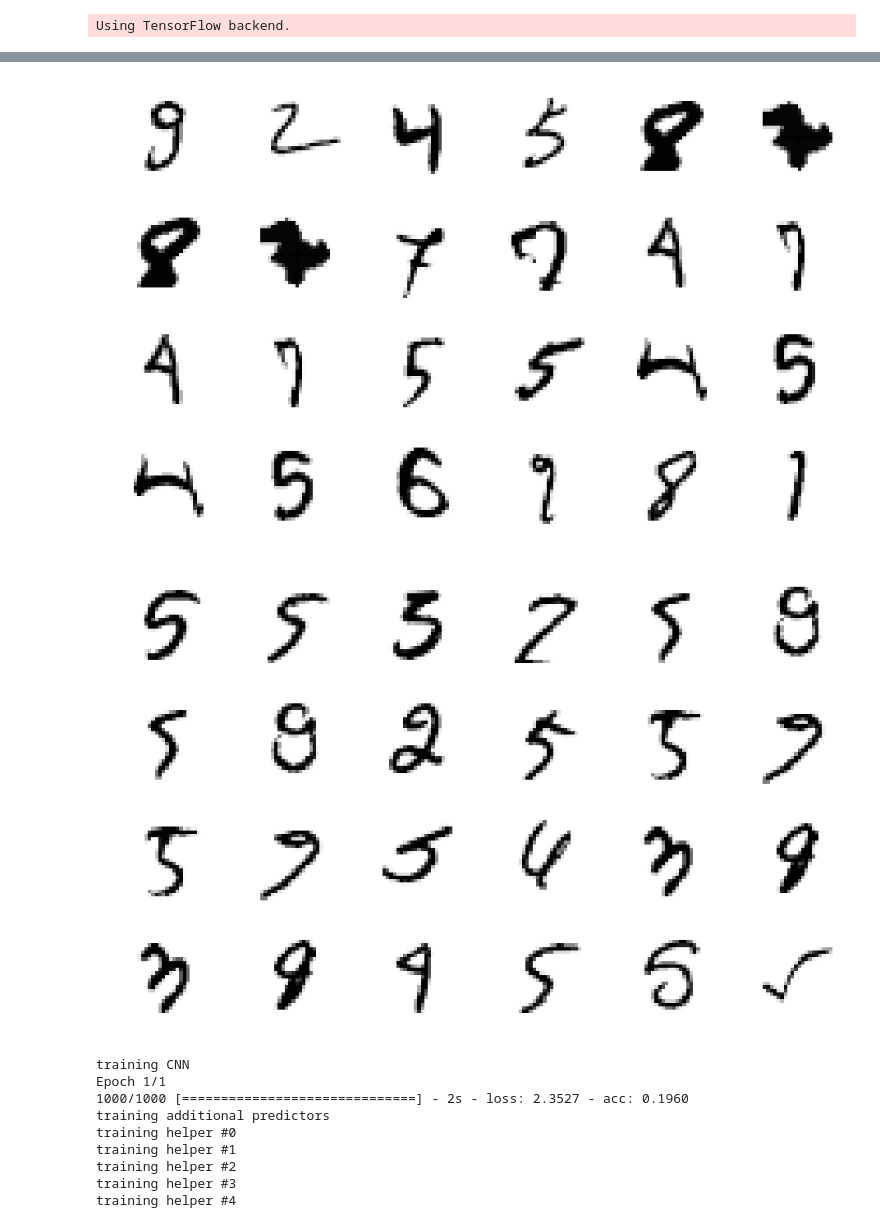
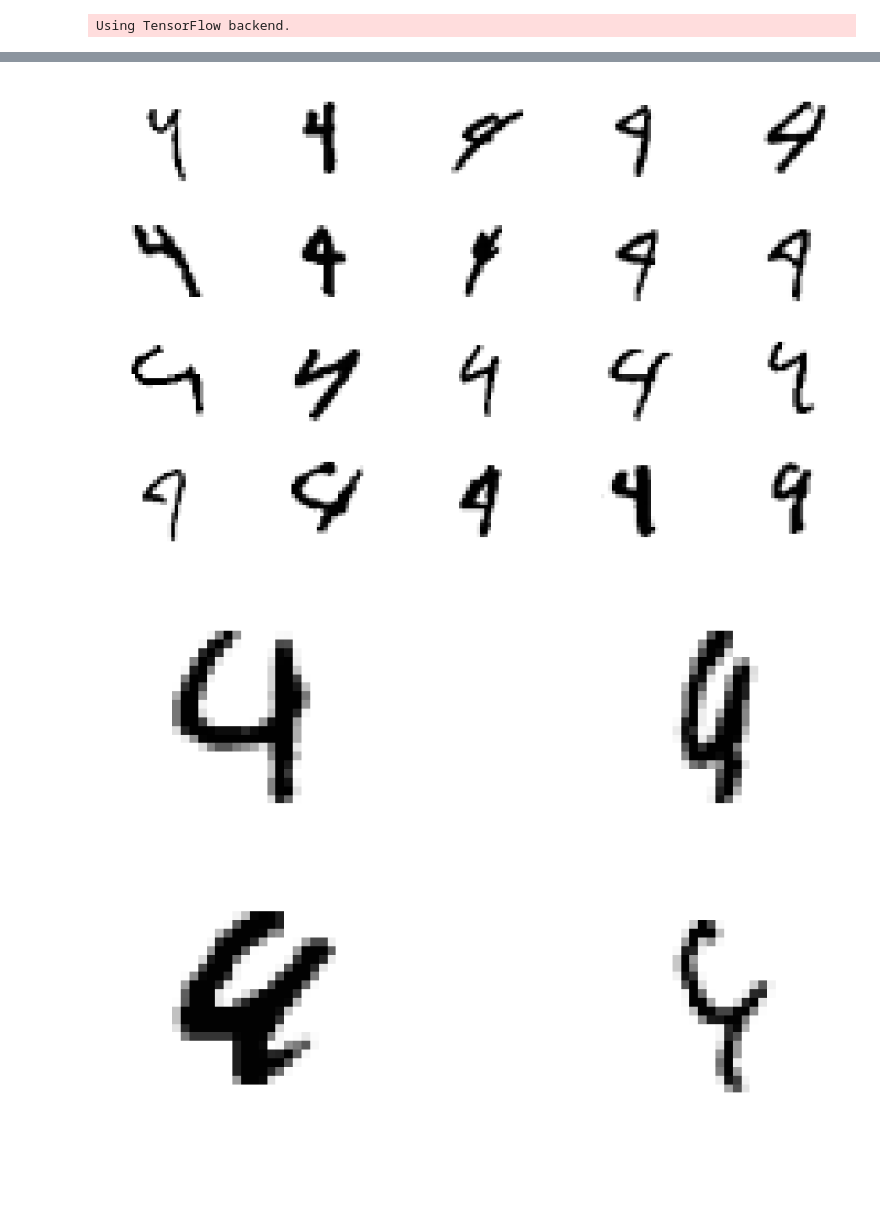
Before and after one commit to ddaletski/Data-Science-Training, a Jupyter notebook: ipython_notebooks/Mnist for kaggle.ipynb, the cells around one changed output, grey strips where cells are left out. Drawn from its saved outputs; the diff is of its cells as text; code cells hidden in the pictures; blank space fills up the shorter version.

```diff
--- a/ipython_notebooks/Mnist for kaggle.ipynb
+++ b/ipython_notebooks/Mnist for kaggle.ipynb
@@ -135,22 +216,0 @@ error_plot(decode_one_hot(wrong)[certain_errors], true[certain_errors])
-# %%
-def plot_images_in_grid(images, rows, max_cols):
-    images_count = len(images)
-    cols = min(max_cols, (images_count / max_cols) + 1)
-
-    fig, axes = plt.subplots(rows, cols, figsize=(16, 10))
-    for i in range(rows):
-        for j in range(cols):
-            idx = i*rows + j
-            if idx < images_count:
-                axes[i, j].imshow(images[idx])
-                axes[i, j].axis('off')
-# %%
-uncertain_images = train[error_idx][uncertain_errors].loc[:, 'pixel0':].as_matrix().reshape((-1, 28, 28))
-plot_images_in_grid(uncertain_images, 4, 6)
-# %% [output]
-[figure, removed]
-# %%
-certain_images = train[error_idx][certain_errors].loc[:, 'pixel0':].as_matrix().reshape((-1, 28, 28))
-plot_images_in_grid(certain_images, 4, 6)
-# %% [output]
-[figure, removed]
@@ -274,13 +217,21 @@ model = DigitRecognizer()
-# %%
-model = DigitRecognizer()
-model.fit(trainX[:1000], train['label'][:1000], epochs=1)
-# %% [output]
-training CNN
-Epoch 1/1
-1000/1000 [==============================] - 2s - loss: 2.3527 - acc: 0.1960
-training additional predictors
-training helper #0
-training helper #1
-training helper #2
-training helper #3
-training helper #4
+# %%
+def get_errors_by_labels(X, trueY, predictedY, l_true, l_wrong):
+    error_idx = (trueY==l_true) & (decode_one_hot(predictedY)==l_wrong)
+    return error_idx
+
+
+def plot_wrong_predictions_by_labels(X, trueY, predictedY, l_true, l_wrong, shape='auto'):
+    error_idx = get_errors_by_labels(X, trueY, predictedY, l_true, l_wrong)
+    images = X[error_idx].reshape((-1, 28, 28))
+    if shape == 'auto':
+        rows = max(int(np.sqrt(len(images))), 1)
+        cols = rows if rows * rows >= len(images) else rows + 1
+        shape = (rows, cols)
+
+    plot_images_in_grid(images, *shape)
+# %%
+plot_wrong_predictions_by_labels(trainX, train['label'], predictions, l_true=4, l_wrong=9)
+plot_wrong_predictions_by_labels(trainX, train['label'], predictions, l_true=9, l_wrong=4)
+# %% [output]
+[figure, added]
+[figure, added]
```
Also changed, not shown: parts of 13 cells of this notebook, 1 other file.
